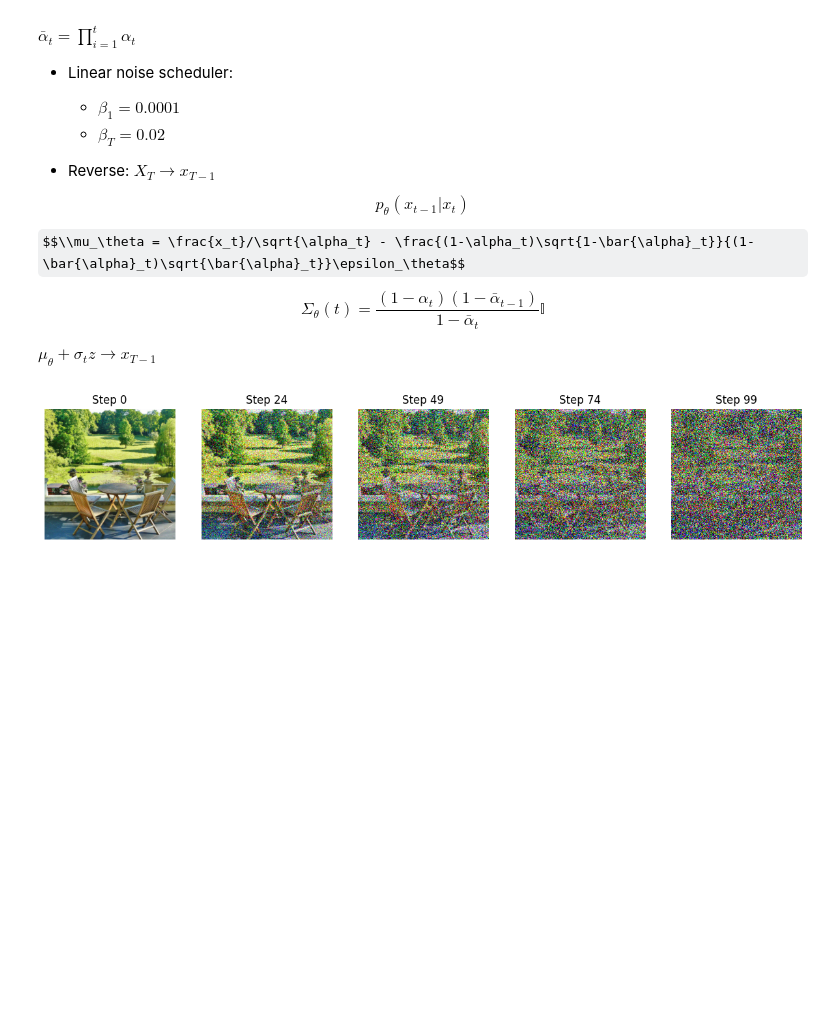
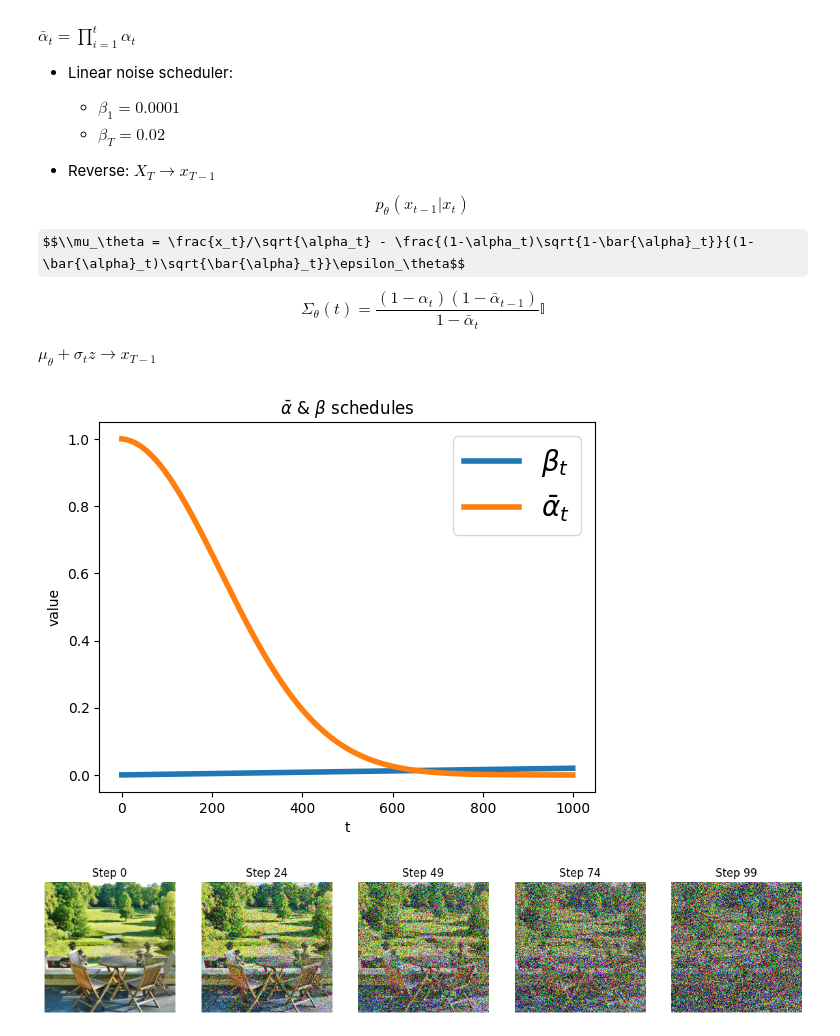
Before and after one commit to PyML-studio/diffusion, a Jupyter notebook: 01-theory/diffusion.ipynb, the cells around one changed output. Drawn from its saved outputs; the diff is of its cells as text; code cells hidden in the pictures; some formulas as TeX source; blank space fills up the shorter version.

Commit message:
plot of beta_t and alpha_bar_t (#8)

```diff
--- a/01-theory/diffusion.ipynb
+++ b/01-theory/diffusion.ipynb
@@ -37 +42,33 @@ $\mu_\theta + \sigma_t z \rightarrow x_{T-1}$
+# %%
+# beta schedules
+def beta_schedule(t, beta0, beta1, T):
+    return beta0 + (beta1 - beta0) * t / T
+
+# alpha_t = 1 - beta_t
+# alpha_bar_t = cumulative product of alpha_t
+def alpha_bar(beta0, beta1, T):
+    alpha_bar = []
+    for t in range(T):
+        alpha_t = 1 - beta_schedule(t, beta0, beta1, T)
+        if t == 0:
+            alpha_bar_t = alpha_t
+        else:
+            alpha_bar_t = alpha_bar_t * alpha_t
+        alpha_bar.append(alpha_bar_t)
+    return alpha_bar
+
+# plot beta schedules: 0.0001 -> 0.02, T=1000
+T = 1000
+t = np.arange(T)
+beta0 = 0.0001
+beta1 = 0.02
+plt.plot(t, beta_schedule(t, beta0, beta1, T), lw=4, label=r'$\beta_t$')
+plt.plot(t, alpha_bar(beta0, beta1, T), lw=4, label=r'$\bar{\alpha}_t$')
+plt.xlabel('t')
+plt.ylabel('value')
+plt.title(r'$\bar{\alpha}$ & $\beta$ schedules')
+plt.legend(fontsize=20)
+plt.show()
+# %% [output]
+[figure, added]
 # %%
```
Also changed, not shown: parts of 2 cells of this notebook.
